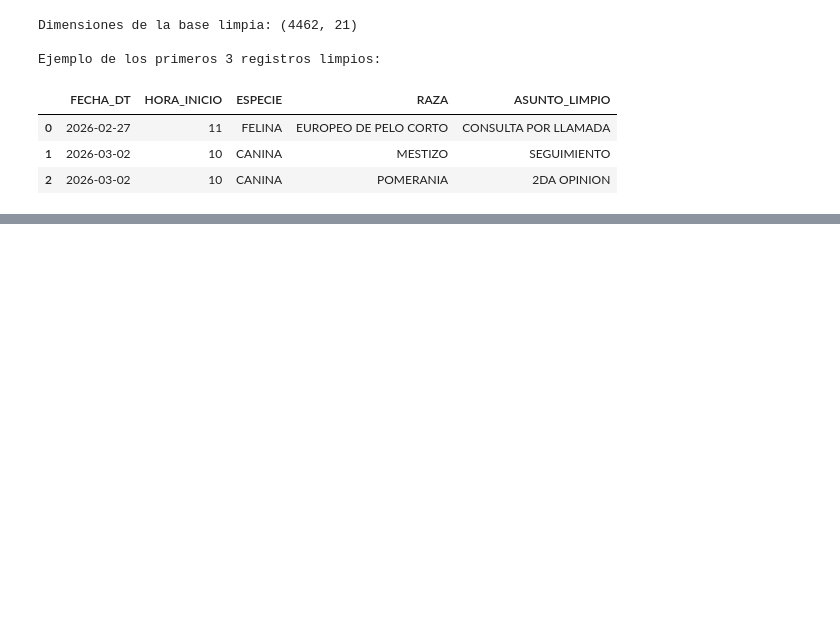
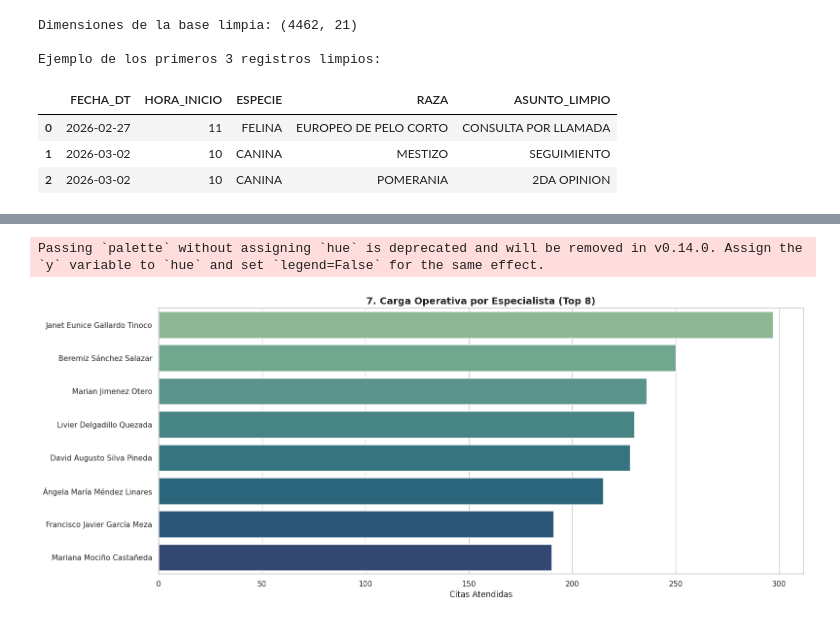
Before and after one commit to Tonioord/TGVH-DS, a Jupyter notebook: TGVH.ipynb, the cells around one changed output, grey strips where cells are left out. Saved outputs shown, nothing was run; the diff lists cells and outputs as text; code cells hidden in the pictures; blank space fills up the shorter version.

```diff
--- a/TGVH.ipynb
+++ b/TGVH.ipynb
@@ -192,0 +231,14 @@ Passing `palette` without assigning `hue` is deprecated and will be removed in v
+# %%
+# 7. Carga Operativa por Especialista
+ax7 = plt.subplot(4, 2, (7, 8))
+top_docs = df['RESPONSABLE VISITA'].value_counts().head(8).reset_index()
+top_docs.columns = ['Médico', 'Citas Atendidas']
+sns.barplot(data=top_docs, x='Citas Atendidas', y='Médico', palette='crest', ax=ax7)
+ax7.set_title('7. Carga Operativa por Especialista (Top 8)', fontsize=14, fontweight='bold')
+ax7.set_ylabel('')
+
+plt.tight_layout()
+plt.show()
+# %% [output]
+Passing `palette` without assigning `hue` is deprecated and will be removed in v0.14.0. Assign the `y` variable to `hue` and set `legend=False` for the same effect.
+[figure, added]
```
Also changed, not shown: parts of 11 cells of this notebook.
